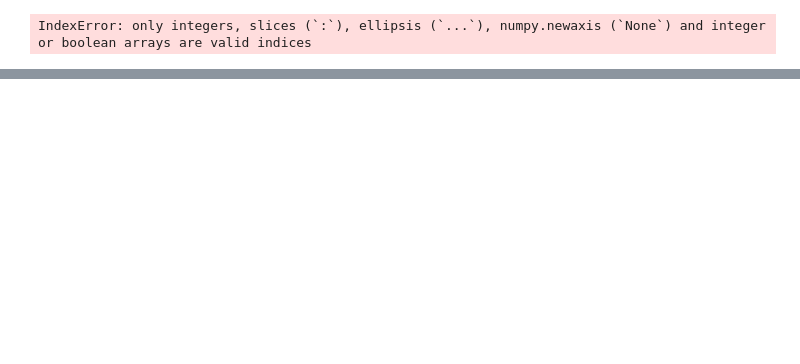
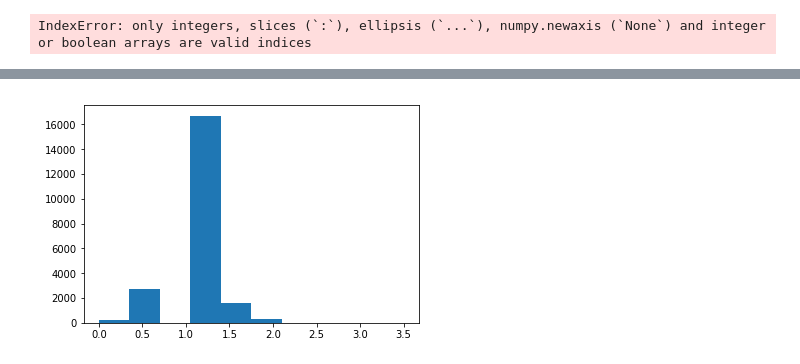
Before and after one commit to allisonhonold/dsc-v2-mod1-final-project-seattle-ds-080519, a Jupyter notebook: allison_weds_data_exploration.ipynb, the cells around one changed output, grey strips where cells are left out. Cells and saved outputs as stored; diff of their text form; code cells hidden in the pictures; blank space fills up the shorter version.

```diff
--- a/allison_weds_data_exploration.ipynb
+++ b/allison_weds_data_exploration.ipynb
@@ -290,0 +333,5 @@ IndexError: only integers, slices (`:`), ellipsis (`...`), numpy.newaxis (`None`
+# %%
+plt.hist(np.log(df['bedrooms']), bins=10)
+plt.show()
+# %% [output]
+[figure, added]
```
Also changed, not shown: parts of 8 cells of this notebook.
